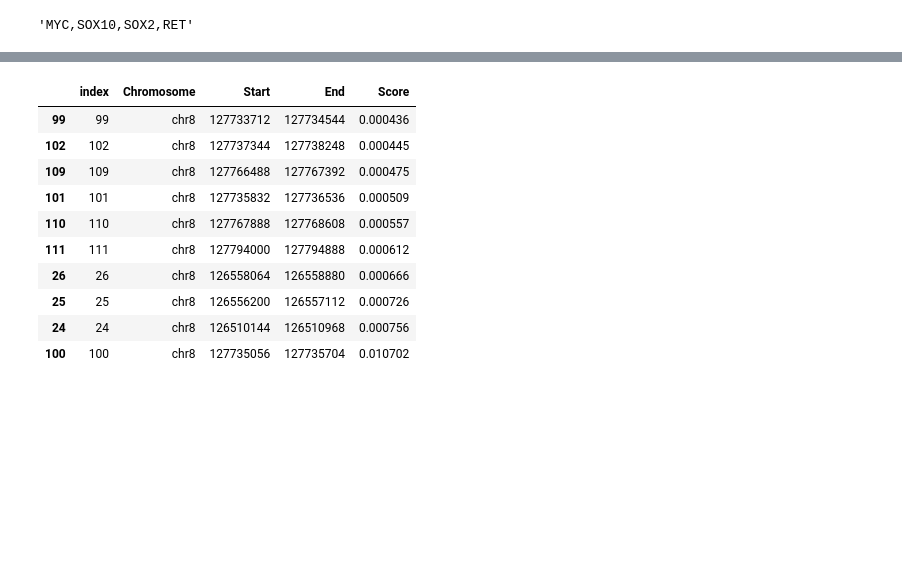
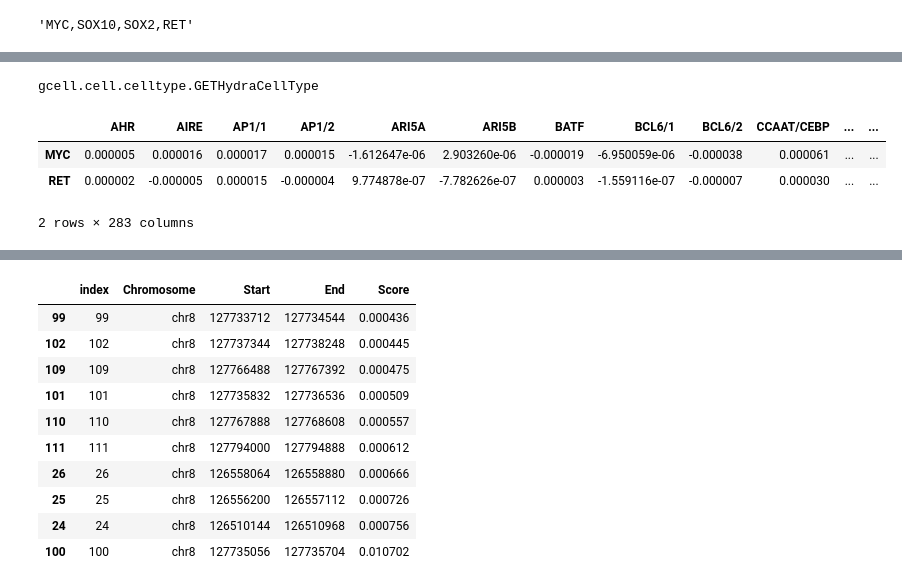
Before and after one commit to zlyang6345/get_model, a Jupyter notebook: tutorials/predict_atac.ipynb, the cells around one changed output, grey strips where cells are left out. Saved outputs shown, nothing was run; the diff lists cells and outputs as text; code cells hidden in the pictures; blank space fills up the shorter version.

```diff
--- a/tutorials/predict_atac.ipynb
+++ b/tutorials/predict_atac.ipynb
@@ -237,3 +274,14 @@ GETHydraCelltype: cd4_naive
+# %%
+type(celltype)
+# %% [output]
+gcell.cell.celltype.GETHydraCellType
+# %%
+celltype.gene_by_motif.data
+# %% [output]
+|  | AHR | AIRE | AP1/1 | AP1/2 | ARI5A | ARI5B | BATF | BCL6/1 | BCL6/2 | CCAAT/CEBP | ... | ... |
+| MYC | 0.000005 | 0.000016 | 0.000017 | 0.000015 | -1.612647e-06 | 2.903260e-06 | -0.000019 | -6.950059e-06 | -0.000038 | 0.000061 | ... | ... |
+| RET | 0.000002 | -0.000005 | 0.000015 | -0.000004 | 9.774878e-07 | -7.782626e-07 | 0.000003 | -1.559116e-07 | -0.000007 | 0.000030 | ... | ... |
+2 rows × 283 columns
 # %%
 import numpy as np
 import seaborn as sns
```
Also changed, not shown: parts of 10 cells of this notebook, 8 other files.
